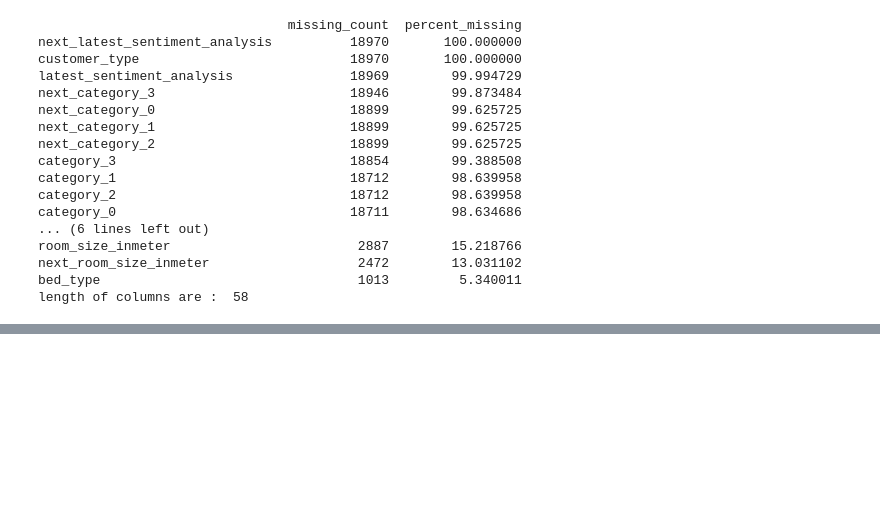
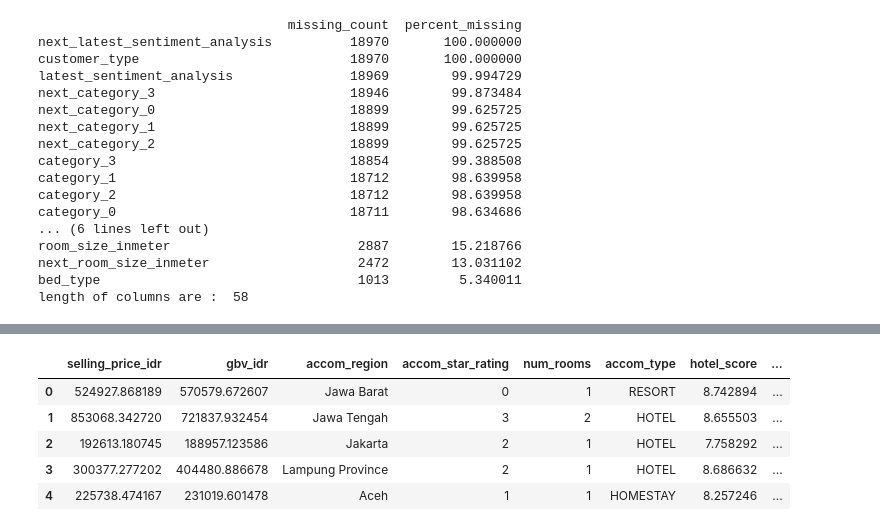
Before and after one commit to Modequick/Machine-Learning-Project, a Jupyter notebook: Skripsi.ipynb, the cells around one changed output, grey strips where cells are left out. Cells and saved outputs as stored; diff of their text form; code cells hidden in the pictures; blank space fills up the shorter version.

```diff
--- a/Skripsi.ipynb
+++ b/Skripsi.ipynb
@@ -37,23 +75,6 @@ next_room_size_inmeter                   2472        13.031102
 bed_type                                 1013         5.340011
 length of columns are :  58
 # %%
-# not_selected_columns = ["next_latest_sentiment_analysis",
-#                         "customer_type",
-#                         "latest_sentiment_analysis",
-#                         "next_category_3",
-#                         "next_category_1",
-#                         "next_category_2",
-#                         "next_category_0",
-#                         "category_0",
-#                         "category_1"
-#                         "category_2",
-#                         "category_3"
-#                         "pid_score",
-#                         "next_pid_score",
-#                         "room_type",
-#                         "next_room_type",
-#                         "accom_chain_name",
-#                         "next_accom_chain_name"]
 
 #selecing columns that are not in the list
 df_clean = df.loc[:, ~df.columns.isin(df_missing_value.sort_values(by = "missing_count",ascending=False).head(20).index)]
@@ -63,18 +84,32 @@ df_clean = df.loc[:, ~df.columns.isin(df_missing_value.sort_values(by = "missing
 df_clean = df_clean.loc[:, ~df_clean.columns.isin(["count_buy_that_day",
                                                    "count_buy_that_month",
                                                    "count_buy_that_next_day",
-                                                   "room_id","next_bed_type,",
-                                                   "order_id","profile_id",
+                                                   "room_id",
+                                                   "order_id",
+                                                   "profile_id",
                                                    "interface",
                                                    "last_issued_date",
                                                    "next_bed_type",
                                                    "month",
                                                    "next_time_stamp",
                                                    "sales_timestamp",
-                                                   "next_accom_id"
+                                                   "next_accom_id",
+                                                   "next_is_use_coupon",
+                                                   "next_num_rooms",
+                                                   "next_gbv_idr",
+                                                   "accom_id" ,
+                                                   "check_in_date",
+                                                   "check_out_date",
+                                                   "sales_date_utc7",
+                                                   "next_check_in_date",
+                                                   "next_check_out_date",
+                                                   "next_sales_date",
+                                                   "next_is_use_coupon",
+                                                   "is_use_coupon",
+                                                   "next_coupon_idr",
+                                                   "coupon_idr"
+                                                   ])]
 
-
-                                                   ])]
 #next_check_in_date,next_check_out_date,"next_check_in_date"
 # %%
 missing_value = df_clean.isnull().sum() *100 / len(df)
@@ -120,0 +137,11 @@ df_clean
+# %%
+df=df_clean
+# df_trial  = df.head(1000)
+df.head()
+# %% [output]
+|  | selling_price_idr | gbv_idr | accom_region | accom_star_rating | num_rooms | accom_type | hotel_score | ... |
+| 0 | 524927.868189 | 570579.672607 | Jawa Barat | 0 | 1 | RESORT | 8.742894 | ... |
+| 1 | 853068.342720 | 721837.932454 | Jawa Tengah | 3 | 2 | HOTEL | 8.655503 | ... |
+| 2 | 192613.180745 | 188957.123586 | Jakarta | 2 | 1 | HOTEL | 7.758292 | ... |
+| 3 | 300377.277202 | 404480.886678 | Lampung Province | 2 | 1 | HOTEL | 8.686632 | ... |
+| 4 | 225738.474167 | 231019.601478 | Aceh | 1 | 1 | HOMESTAY | 8.257246 | ... |
```
Also changed, not shown: parts of 18 cells of this notebook.
